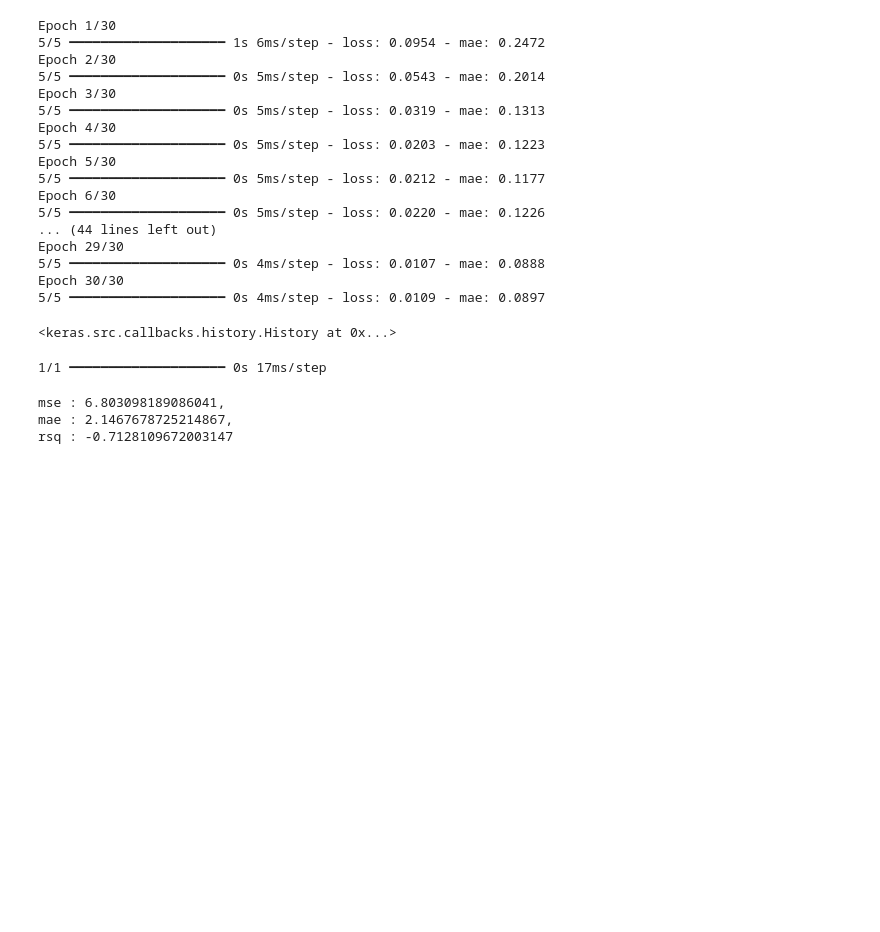
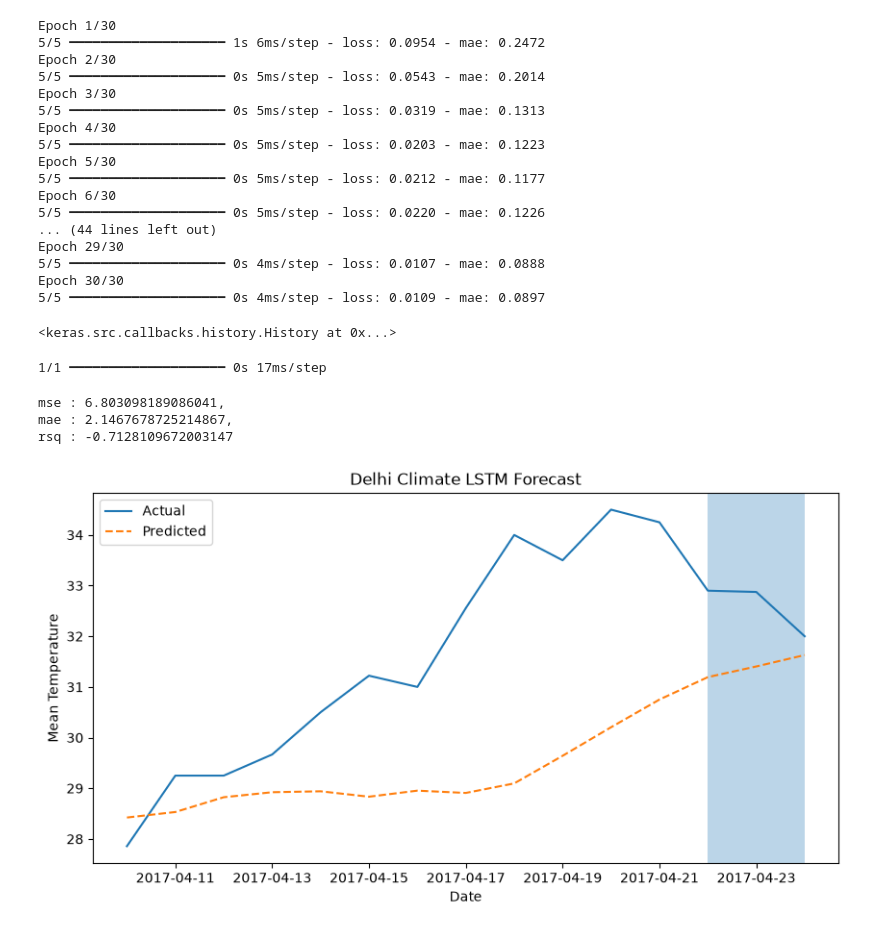
Before and after one commit to DinithBJayalath/ms-time-series, a Jupyter notebook: lstm-multivariate.ipynb, the cells around one changed output. Drawn from its saved outputs; the diff is of its cells as text; code cells hidden in the pictures; blank space fills up the shorter version.

Commit message:
Added visualisations of the prediction accuracy

```diff
--- a/lstm-multivariate.ipynb
+++ b/lstm-multivariate.ipynb
@@ -161,3 +161,19 @@ print(f"mse : {mse},\nmae : {mae},\nrsq : {rsq}")
 mse : 6.803098189086041,
 mae : 2.1467678725214867,
 rsq : -0.7128109672003147
+# %%
+time = df.index[-len(y_test):]
+plt.figure(figsize=(10, 5))
+plt.plot(time, y_test_inv, label="Actual")
+plt.plot(time, pred_inv, linestyle="--", label="Predicted")
+
+highlight = int(len(time) * 0.85)
+plt.axvspan(time[highlight], time[-1], alpha=0.3)
+
+plt.title("Delhi Climate LSTM Forecast")
+plt.xlabel("Date")
+plt.ylabel("Mean Temperature")
+plt.legend()
+plt.show()
+# %% [output]
+[figure, added]
```
